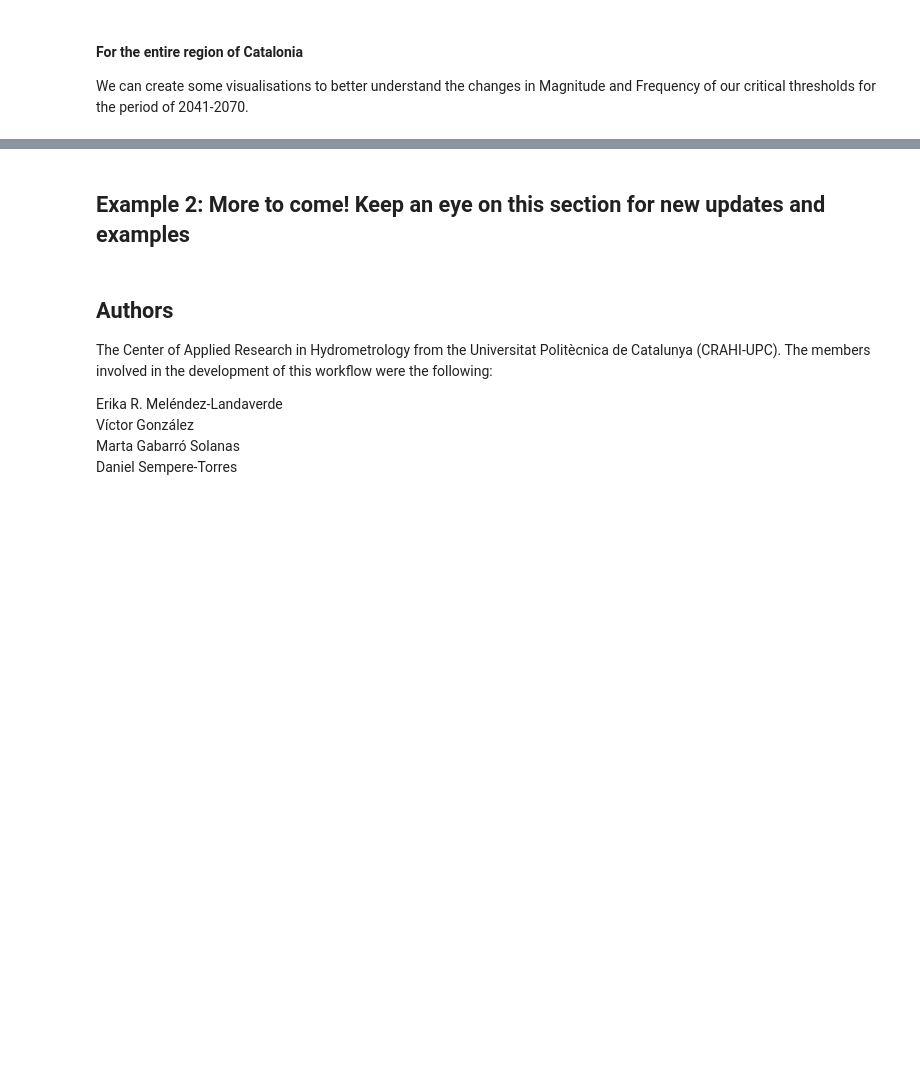
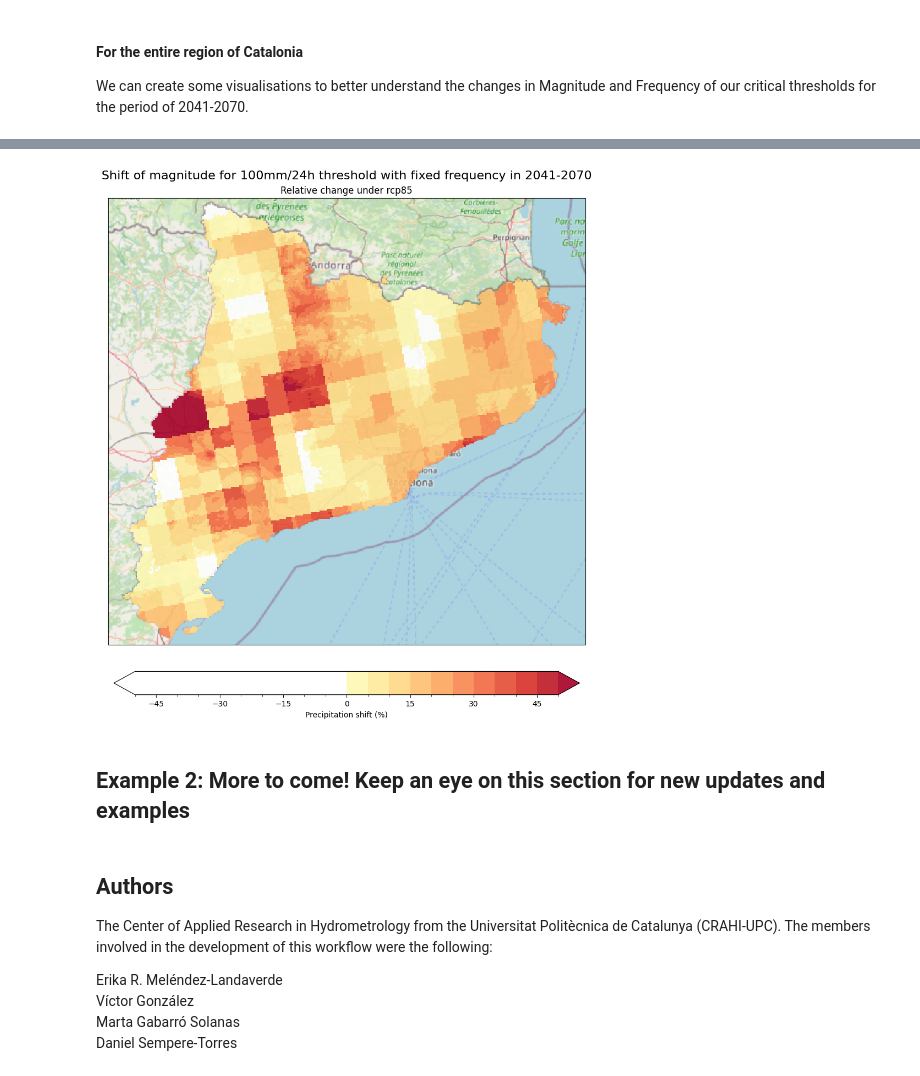
Before and after one commit to CLIMAAX/HEAVY_RAINFALL, a Jupyter notebook: 01_Extreme_precipitation/EXTREME_PRECIPITATION_Risk_Assessment_examples.ipynb, the cells around one changed output, grey strips where cells are left out. Cells and saved outputs as stored; diff of their text form; code cells hidden in the pictures; blank space fills up the shorter version.

```diff
--- a/01_Extreme_precipitation/EXTREME_PRECIPITATION_Risk_Assessment_examples.ipynb
+++ b/01_Extreme_precipitation/EXTREME_PRECIPITATION_Risk_Assessment_examples.ipynb
@@ -402,3 +471,33 @@ fig.savefig(os.path.join(plots_dir, f'PREC_shift_threshold_{TIME_FRAMES[RCP]}.pn
+# %%
+# Path of rasters to plot.
+r4 = os.path.join(results_dir, f"PREC_factor_threshold_100mm_{TIME_FRAMES['historical']}_{TIME_FRAMES[RCP]}.tiff")
+
+# Define custom colormap for values (the negative values in green-yellow, all the positive values white)
+cmap_rel = mpl.colors.ListedColormap(plt.get_cmap("RdYlGn_r")(np.linspace(0, 1, 256)))
+cmap_rel.colors[:128] = [1, 1, 1, 1]  # Set the second half of colormap (0 and positive values) to white
+
+# Define new boundaries and normalization for the colormap
+relative_bounds = np.arange(-50, 55, 5)
+norm_rel = mpl.colors.BoundaryNorm(relative_bounds, cmap_rel.N, extend='both')
+
+
+fig, ax = plt.subplots(figsize = (17,10), subplot_kw = {'projection': proj_rp_map}, layout = 'constrained')
+
+ds_rel = rio.open_rasterio(r4, masked =True)
+ds_rel = (ds_rel-1)*100
+ds_rel.values = ds_rel.values
+im_rel = ds_rel.plot(ax = ax, add_colorbar=False, norm = norm_rel, cmap=cmap_rel, alpha = 0.9)
+cb_rel = fig.colorbar(im_rel, ax = ax, location ='bottom', shrink = 0.5 )
+cb_rel.set_label('Precipitation shift (%)')
+ctx.add_basemap(ax=ax, crs=proj_rp_map, source=ctx.providers.OpenStreetMap.Mapnik,
+               attribution = False)
+
+ax.set_title(f'Relative change under {RCP}')
+fig.suptitle(f'Shift of magnitude for 100mm/24h threshold with fixed frequency in {TIME_FRAMES[RCP]}',fontsize = 16)
+plt.show()
+fig.savefig(os.path.join(plots_dir, f'PREC_shift_threshold_pos_{TIME_FRAMES[RCP]}.png'))
+# %% [output]
+[figure, added]
 # %% [markdown]
 ## Example 2: More to come! Keep an eye on this section for new updates and examples
 # %% [markdown]
```
Also changed, not shown: parts of 10 cells of this notebook, 1 other file.
